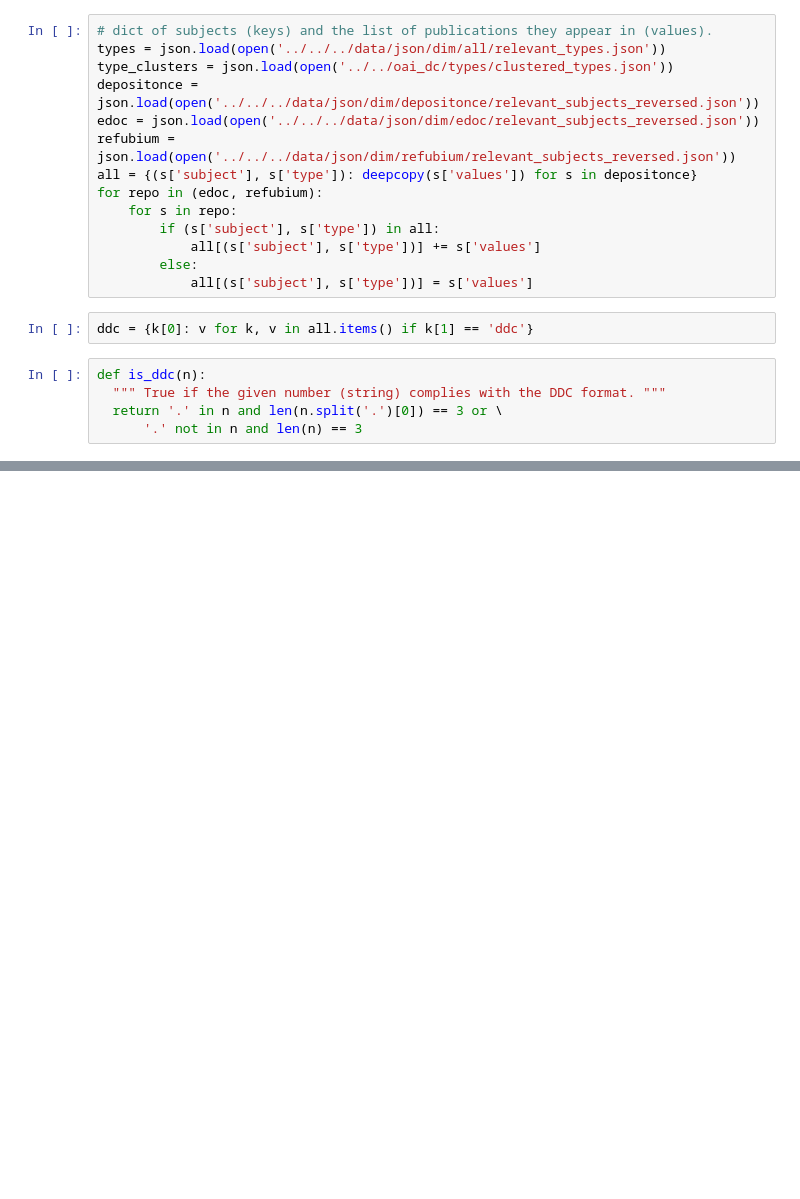
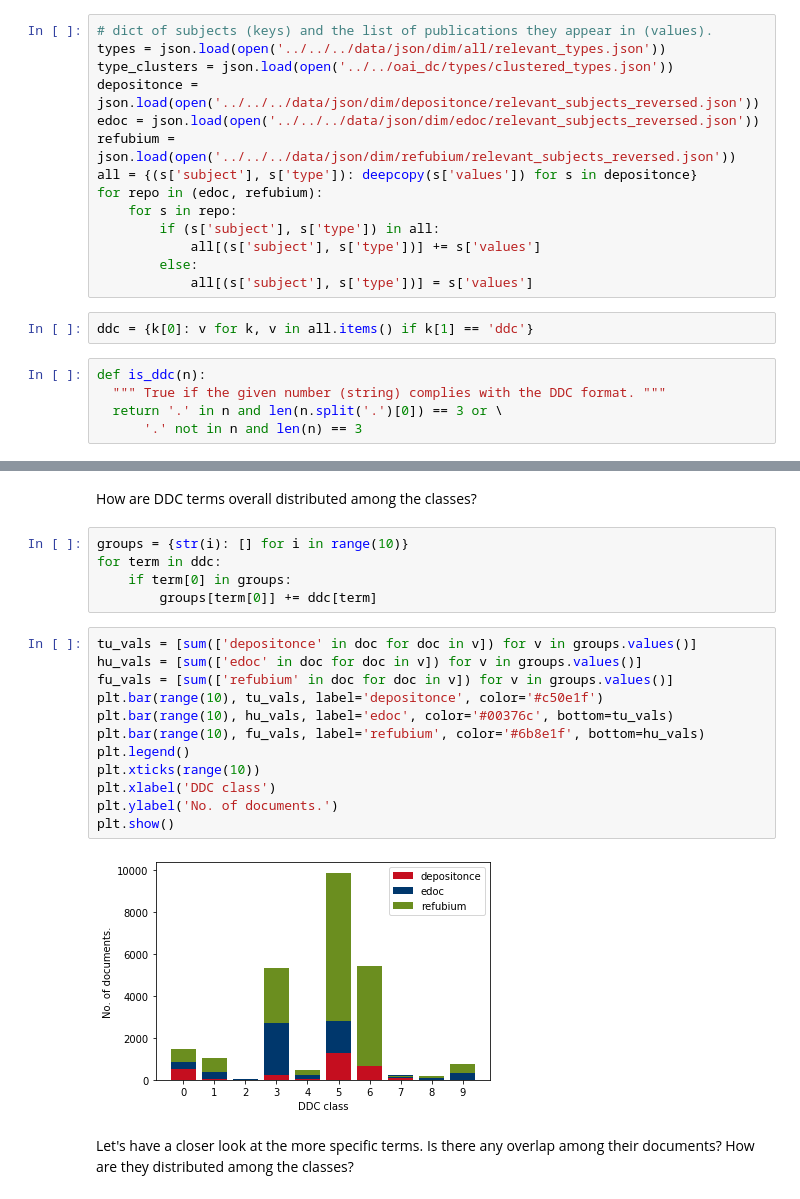
Before and after one commit to carlosfranzreb-uni/thesis_repo_analysis, a Jupyter notebook: analysis/dim/subjects/ddc_subjects.ipynb, the cells around one changed output, grey strips where cells are left out. Cells and saved outputs as stored; diff of their text form; blank space fills up the shorter version.

Commit message:
Add distribution of documents among DDC classes.

```diff
--- a/analysis/dim/subjects/ddc_subjects.ipynb
+++ b/analysis/dim/subjects/ddc_subjects.ipynb
@@ -47,0 +52,23 @@ Out of the 390 distinct DDC terms:
+# %% [markdown]
+How are DDC terms overall distributed among the classes?
+# %%
+groups = {str(i): [] for i in range(10)}
+for term in ddc:
+    if term[0] in groups:
+        groups[term[0]] += ddc[term]
+# %%
+tu_vals = [sum(['depositonce' in doc for doc in v]) for v in groups.values()]
+hu_vals = [sum(['edoc' in doc for doc in v]) for v in groups.values()]
+fu_vals = [sum(['refubium' in doc for doc in v]) for v in groups.values()]
+plt.bar(range(10), tu_vals, label='depositonce', color='#c50e1f')
+plt.bar(range(10), hu_vals, label='edoc', color='#00376c', bottom=tu_vals)
+plt.bar(range(10), fu_vals, label='refubium', color='#6b8e1f', bottom=hu_vals)
+plt.legend()
+plt.xticks(range(10))
+plt.xlabel('DDC class')
+plt.ylabel('No. of documents.')
+plt.show()
+# %% [output]
+[figure, added]
+# %% [markdown]
+Let's have a closer look at the more specific terms. Is there any overlap among their documents? How are they distributed among the classes?
```
Also changed, not shown: parts of 2 cells of this notebook.
